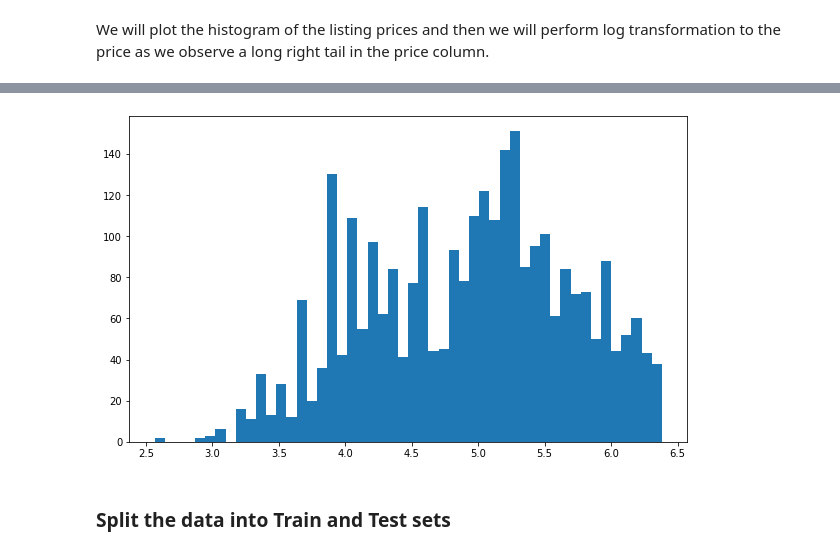
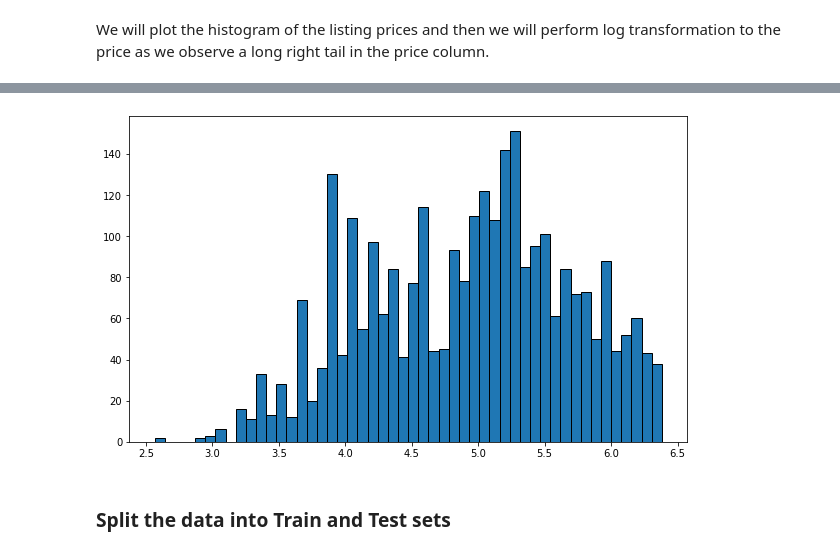
Before and after one commit to edmundho7/AirbnbSG_Prediction, a Jupyter notebook: AirBNB_User_Modelling.ipynb, the cells around one changed output, grey strips where cells are left out. Saved outputs shown, nothing was run; the diff lists cells and outputs as text; code cells hidden in the pictures.

```diff
--- a/AirBNB_User_Modelling.ipynb
+++ b/AirBNB_User_Modelling.ipynb
@@ -111,10 +115,10 @@ listings['price'] = np.log(listings['price'])
 # %%
 # Plot histogram of target variable
 plt.figure(figsize=(10,6))
-plt.hist(listings['price'], bins=50)
+plt.hist(listings['price'], bins=50, edgecolor='black')
 plt.show()
 # %% [output]
-[figure, old version]
+[figure, new version]
 # %% [markdown]
 ### Split the data into Train and Test sets
 # %%
```
Also changed, not shown: parts of 21 cells of this notebook, 2 other files.
